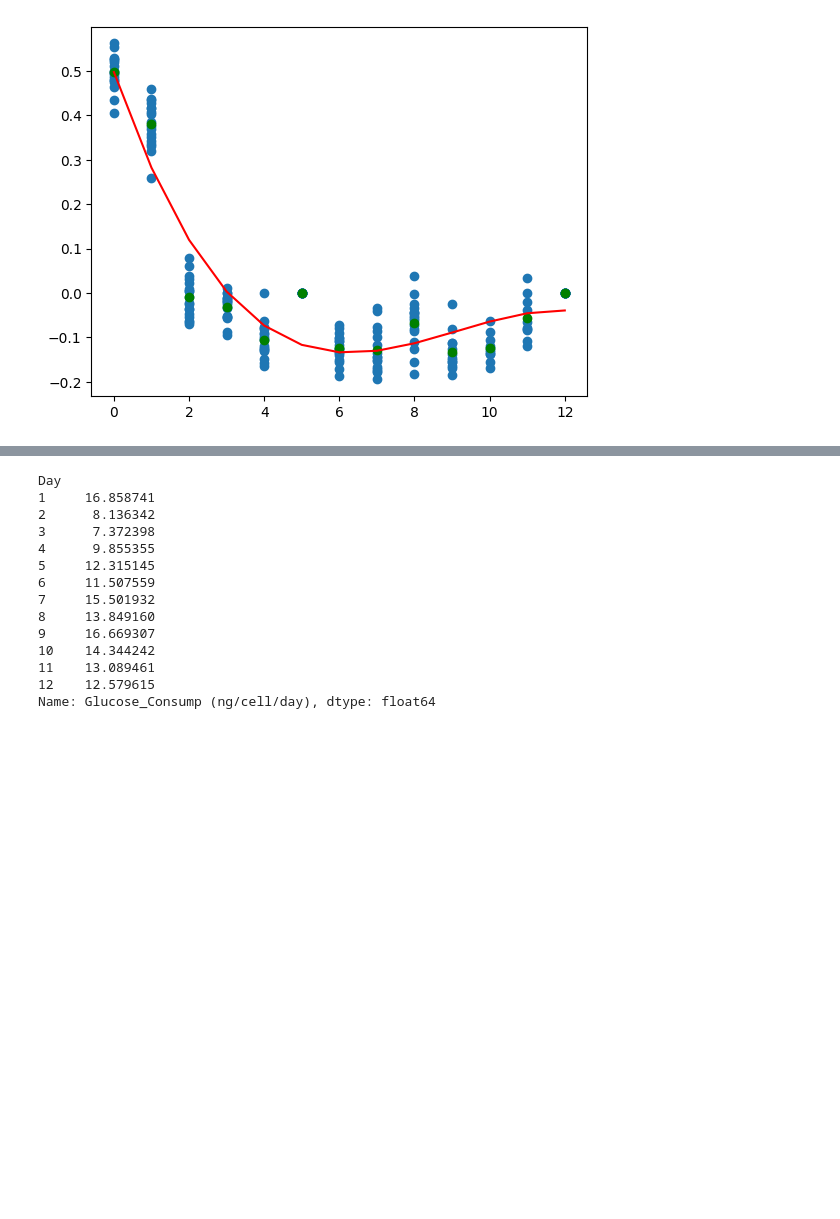
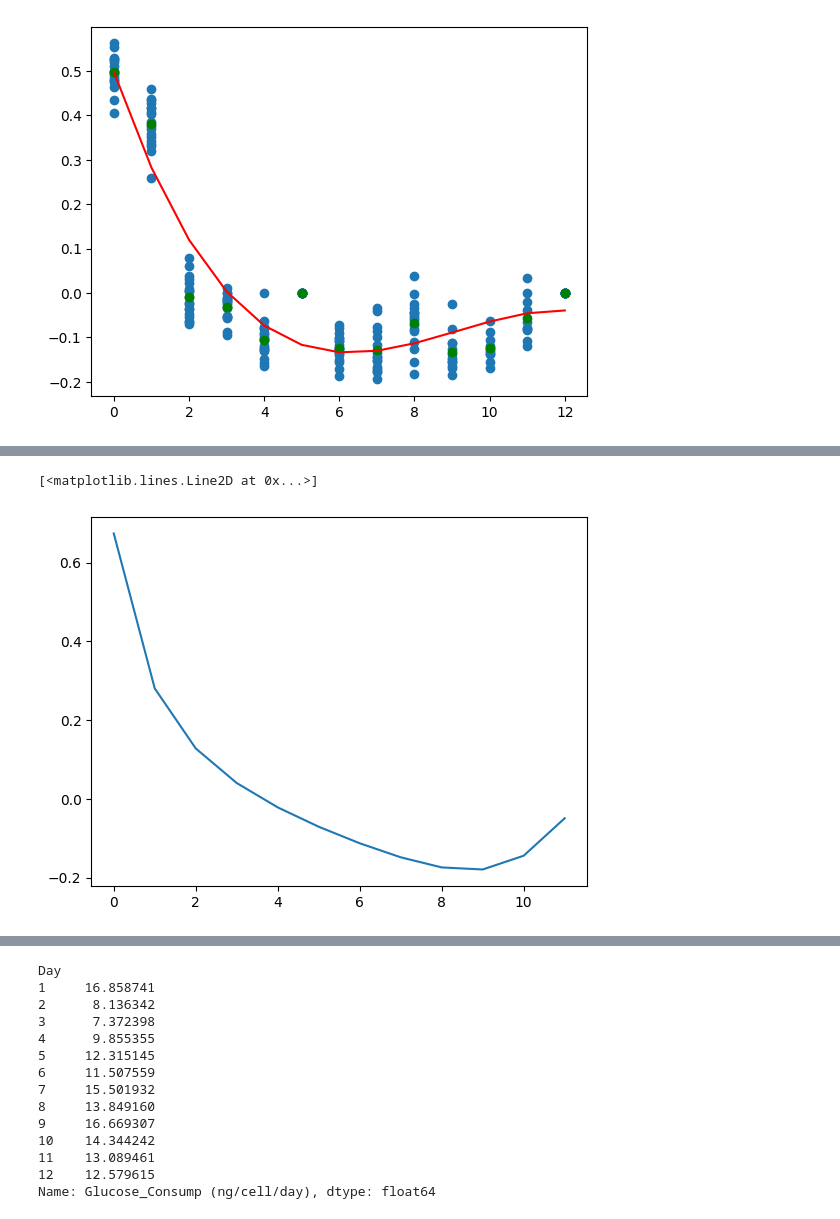
Before and after one commit to zhatz111/state-space-mpc, a Jupyter notebook: notebooks/soft-sensor-exploration.ipynb, the cells around one changed output, grey strips where cells are left out. Cells and saved outputs as stored; diff of their text form; code cells hidden in the pictures; blank space fills up the shorter version.

```diff
--- a/notebooks/soft-sensor-exploration.ipynb
+++ b/notebooks/soft-sensor-exploration.ipynb
@@ -269,0 +281,10 @@ for _, group in batch_grouped:
+# %%
+data = []
+diff_1 = []
+for count, i in enumerate(df_200L["Day"]):
+    if i == 0:
+        data.append(np.polyval(np.array([ 0.11762821, -2.82045455, 17.22013403, 15.09807692]),i))
+    else:
+        data.append(np.polyval(np.array([ 0.11762821, -2.82045455, 17.22013403, 15.09807692]),i))
+        diff = np.log(data[count]/data[count-1])
+        diff_1.append(diff)
@@ -269,0 +295,6 @@ for _, group in batch_grouped:
+# %%
+np.polyfit(np.linspace(0,12,len(diff_1)), diff_1, 3)
+plt.plot(diff_1)
+# %% [output]
+[<matplotlib.lines.Line2D at 0x...>]
+[figure, added]
```
Also changed, not shown: parts of 10 cells of this notebook, 30 other files.
